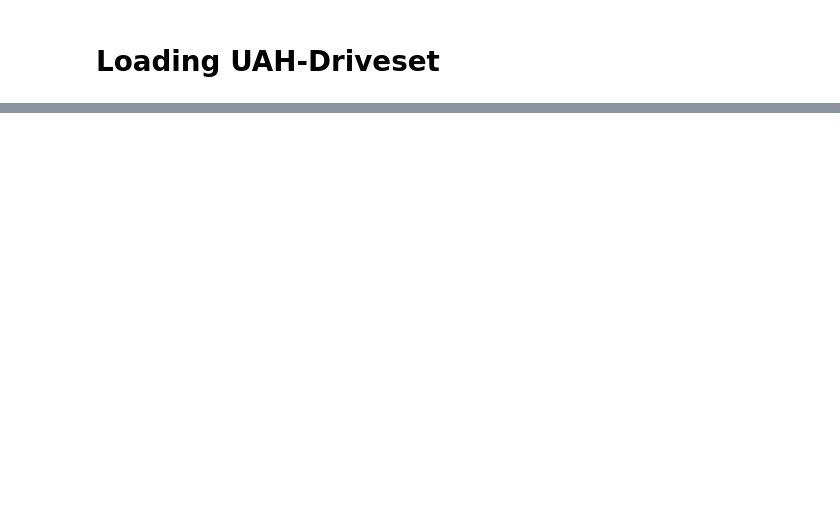
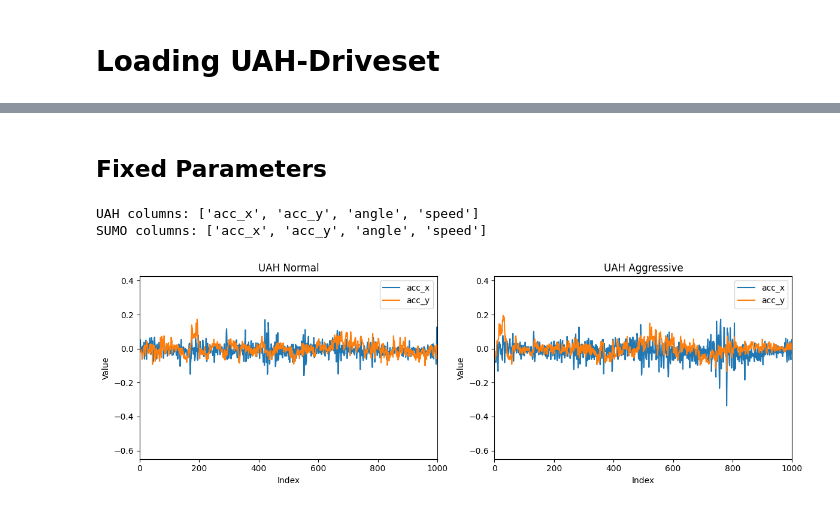
Before and after one commit to H-IAAC/simulated_driving_behavior, a Jupyter notebook: notebooks/1_merge_datasets.ipynb, the cells around one changed output, grey strips where cells are left out. Cells and saved outputs as stored; diff of their text form; code cells hidden in the pictures; blank space fills up the shorter version.

Commit message:
start merging datasets

```diff
--- a/notebooks/1_merge_datasets.ipynb
+++ b/notebooks/1_merge_datasets.ipynb
@@ -25,7 +13,7 @@ os.listdir(os.path.abspath('../data/base/UAH-DRIVESET-v1'))
 # %%
-drivers = ['D1', 'D2', 'D3', 'D4', 'D5', 'D6'] # List of drivers to load
-df_acc = loader.read_accelerometer(drivers, os.path.abspath('../data/base/UAH-DRIVESET-v1'))
-df_gps = loader.read_gps(drivers, os.path.abspath('../data/base/UAH-DRIVESET-v1'))
+drivers = ['D1', 'D2', 'D3', 'D4', 'D5'] # List of drivers to load
+uah = loader.read_data(drivers, os.path.abspath('../data/base/UAH-DRIVESET-v1'))
 print(f"Loaded data for {len(drivers)} drivers.")
-print(f"Sample rate in accelerometer data: {loader.get_samples_per_second(df_acc)} Hz")
+print(f"Sample rate in accelerometer data: {loader.get_samples_per_second(uah['acc'])} Hz")
+print(f"Sample rate in GPS data: {loader.get_samples_per_second(uah['gps'])} Hz")
 # %% [output]
@@ -39,0 +134,3 @@ Sample rate in accelerometer data: 11.111111111111128 Hz
+# %%
+merged_normal_uah = pd.merge_asof(uah['acc']['normal'], uah['gps']['normal'], on='timestamp', direction='nearest', suffixes=('_acc', '_gps'))
+merged_aggressive_uah = pd.merge_asof(uah['acc']['aggressive'], uah['gps']['aggressive'], on='timestamp', direction='nearest', suffixes=('_acc', '_gps'))
@@ -39,0 +146,38 @@ Sample rate in accelerometer data: 11.111111111111128 Hz
+# %% [markdown]
+## Fixed Parameters
+# %%
+
+def plot_side_by_side(df1, df2, columns, xlims, titles=('Dataset 1', 'Dataset 2'), figsize=(12, 4)):
+
+    fig, axes = plt.subplots(1, 2, figsize=figsize)
+    for i, (df, ax, title) in enumerate(zip([df1, df2], axes, titles)):
+        df[columns].plot(ax=ax)
+        ax.set_title(title)
+        ax.set_xlabel('Index')
+        ax.set_ylabel('Value')
+        ax.legend(columns)
+    # Set shared x/y limits
+    ylims = [min(ax.get_ylim()[0] for ax in axes), max(ax.get_ylim()[1] for ax in axes)]
+    for ax in axes:
+        ax.set_xlim(xlims)
+        ax.set_ylim(ylims)
+    plt.tight_layout()
+    plt.show()
+# %%
+# Note that acc are 10 Hz and angle/speed are 1 Hz in UAH-DRIVESET
+merged_sumo_columns = ['acc_x', 'acc_y', 'angle', 'speed']
+
+sumo_fixed_normal_data = sumo_data['fixed']['traffic']['normal'][merged_sumo_columns]
+sumo_fixed_aggressive_data = sumo_data['fixed']['traffic']['aggressive'][merged_sumo_columns]
+uah_normal_data = merged_normal_uah[['acc_x', 'acc_y', 'course', 'speed']].rename(columns={'course': 'angle'})
+uah_aggressive_data = merged_aggressive_uah[['acc_x', 'acc_y', 'course', 'speed']].rename(columns={'course': 'angle'})
+
+print("UAH columns:", uah_normal_data.columns.tolist())
+print("SUMO columns:", sumo_fixed_normal_data.columns.tolist())
+# %% [output]
+UAH columns: ['acc_x', 'acc_y', 'angle', 'speed']
+SUMO columns: ['acc_x', 'acc_y', 'angle', 'speed']
+# %%
+plot_side_by_side(uah_normal_data, uah_aggressive_data, columns=['acc_x', 'acc_y'], xlims=[0, 1000], titles=('UAH Normal', 'UAH Aggressive'))
+# %% [output]
+[figure, added]
```
Also changed, not shown: parts of 22 cells of this notebook, 3 other files.
